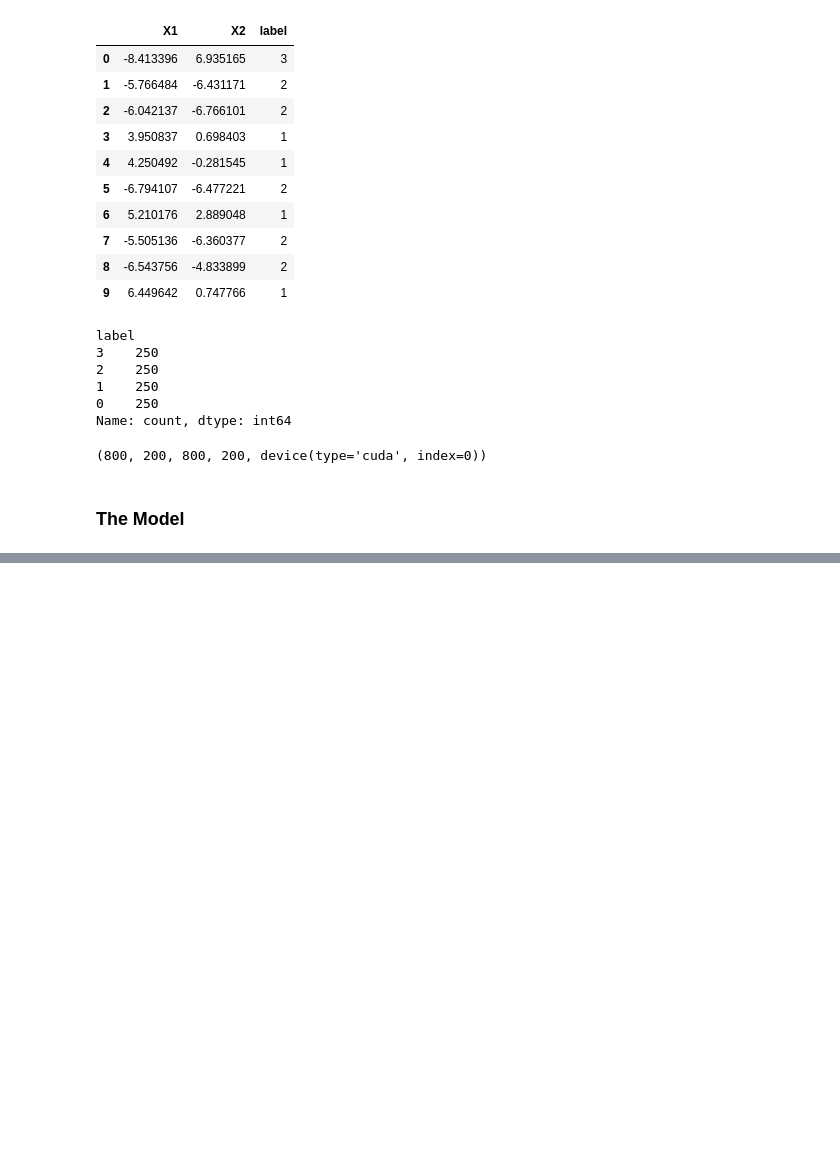
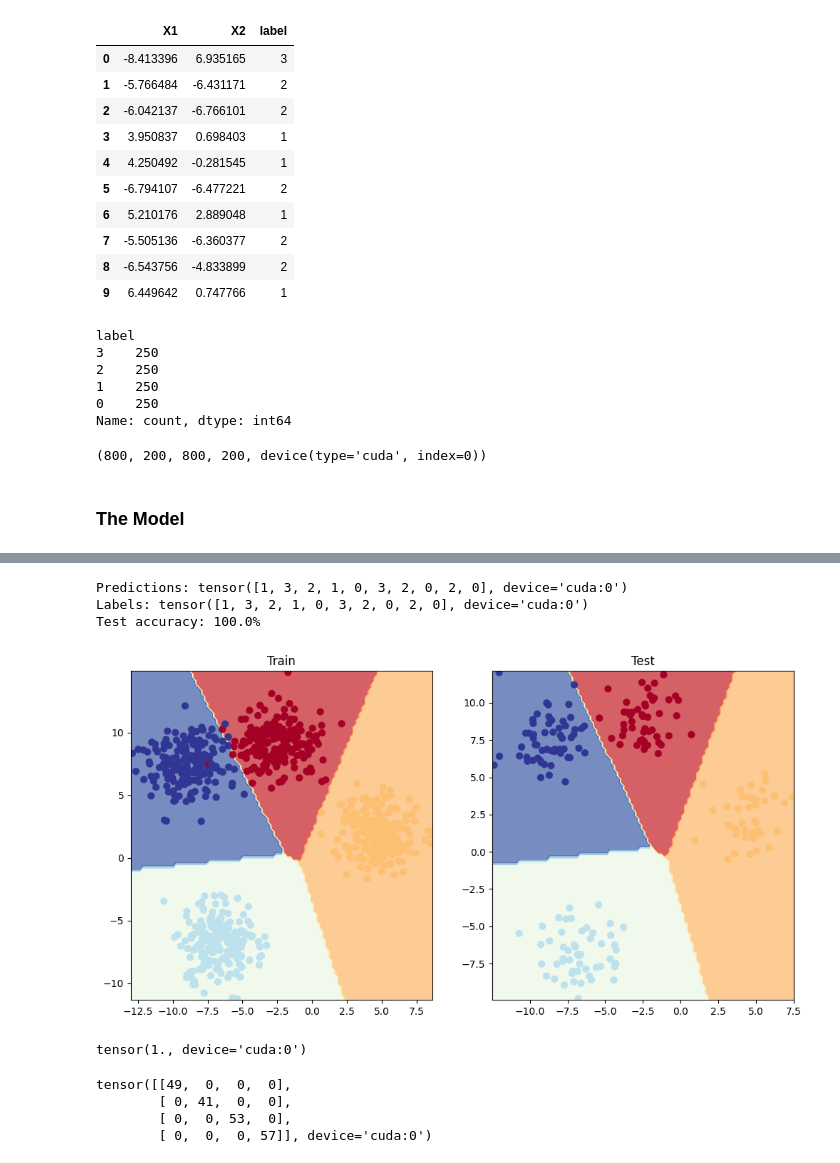
Before and after one commit to Victoran0/Pytorch, a Jupyter notebook: multiclass.ipynb, the cells around one changed output, grey strips where cells are left out. Cells and saved outputs as stored; diff of their text form; code cells hidden in the pictures; blank space fills up the shorter version.

Commit message:
Torch Metrics

```diff
--- a/multiclass.ipynb
+++ b/multiclass.ipynb
@@ -84,0 +103,3 @@ len(X_blob_train), len(X_blob_test), len(y_blob_train), len(y_blob_test), X_blob
+# %%
+blobs_model = BlobsModel(NUM_FEATURES, NUM_CLASSES)
+blobs_model.to(device)
@@ -84,0 +120,7 @@ len(X_blob_train), len(X_blob_test), len(y_blob_train), len(y_blob_test), X_blob
+# %%
+def accuracy_fn(y_true, y_pred):
+    correct = torch.eq(y_true, y_pred).sum().item()
+    acc = (correct / len(y_pred)) * 100
+    return acc
+# %%
+y_logits = blobs_model(X_blob_test)[:5]
@@ -84,0 +177,27 @@ len(X_blob_train), len(X_blob_test), len(y_blob_train), len(y_blob_test), X_blob
+# %%
+torch.manual_seed(42)
+
+epochs = 1801
+
+for epoch in range(epochs):
+    blobs_model.train()
+    y_logits = blobs_model(X_blob_train)
+    max_logits = torch.softmax(y_logits, dim=1).argmax(dim=1)
+
+    loss = loss_fn(y_logits, y_blob_train)
+    acc = accuracy_fn(y_blob_train, max_logits)
+    optimizer.zero_grad()
+    loss.backward()
+    optimizer.step()
+
+    blobs_model.eval()
+    with torch.inference_mode():
+        test_logits = blobs_model(X_blob_test)
+        max_test_logits = torch.softmax(test_logits, dim=1).argmax(dim=1)
+
+        test_loss = loss_fn(test_logits, y_blob_test)
+        test_acc = accuracy_fn(y_blob_test, max_test_logits)
+
+    if epoch % 200 == 0:
+        print(
+            f"Epoch: {epoch} | Loss: {loss:.5f}, Accuracy: {acc:.2f}% | Test loss: {test_loss:.5f}, Test acc: {test_acc:.2f}%")
@@ -84,0 +236,24 @@ len(X_blob_train), len(X_blob_test), len(y_blob_train), len(y_blob_test), X_blob
+# %%
+# Turn predicted logits in prediction probabilities
+y_pred_probs = torch.softmax(y_logits, dim=1)
+
+# Turn prediction probabilities into prediction labels
+y_preds = y_pred_probs.argmax(dim=1)
+
+# Compare first 10 model preds and test labels
+print(f"Predictions: {y_preds[:10]}\nLabels: {y_blob_test[:10]}")
+print(f"Test accuracy: {accuracy_fn(y_true=y_blob_test, y_pred=y_preds)}%")
+# %% [output]
+Predictions: tensor([1, 3, 2, 1, 0, 3, 2, 0, 2, 0], device='cuda:0')
+Labels: tensor([1, 3, 2, 1, 0, 3, 2, 0, 2, 0], device='cuda:0')
+Test accuracy: 100.0%
+# %%
+plt.figure(figsize=(12, 6))
+plt.subplot(1, 2, 1)
+plt.title("Train")
+plot_decision_boundary(blobs_model, X_blob_train, y_blob_train)
+plt.subplot(1, 2, 2)
+plt.title("Test")
+plot_decision_boundary(blobs_model, X_blob_test, y_blob_test)
+# %% [output]
+[figure, added]
@@ -84,0 +262,4 @@ len(X_blob_train), len(X_blob_test), len(y_blob_train), len(y_blob_test), X_blob
+# %%
+accuracy_metrics(y_preds, y_blob_test)
+# %% [output]
+tensor(1., device='cuda:0')
@@ -84,0 +268,7 @@ len(X_blob_train), len(X_blob_test), len(y_blob_train), len(y_blob_test), X_blob
+# %%
+confusion_matrix(y_preds, y_blob_test)
+# %% [output]
+tensor([[49,  0,  0,  0],
+        [ 0, 41,  0,  0],
+        [ 0,  0, 53,  0],
+        [ 0,  0,  0, 57]], device='cuda:0')
```
Also changed, not shown: parts of 22 cells of this notebook, 1 other file.
